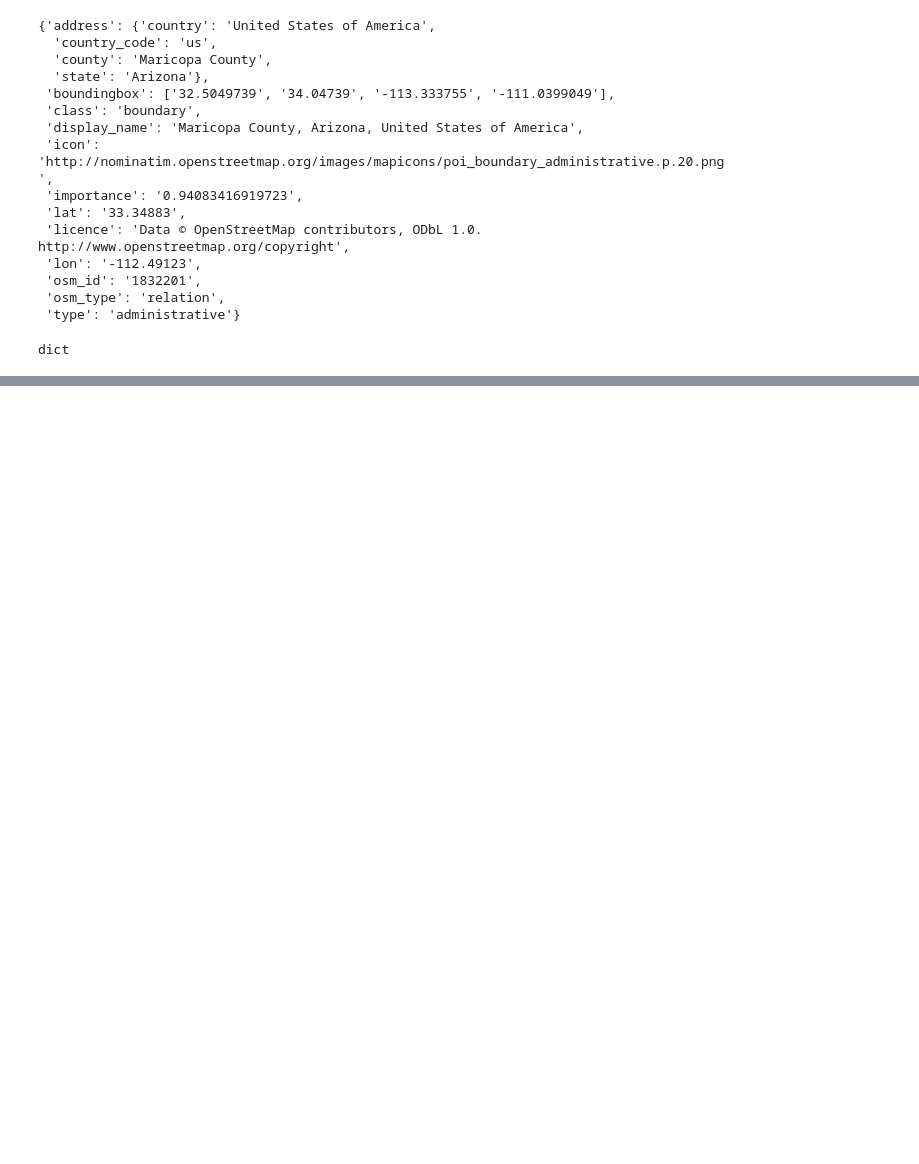
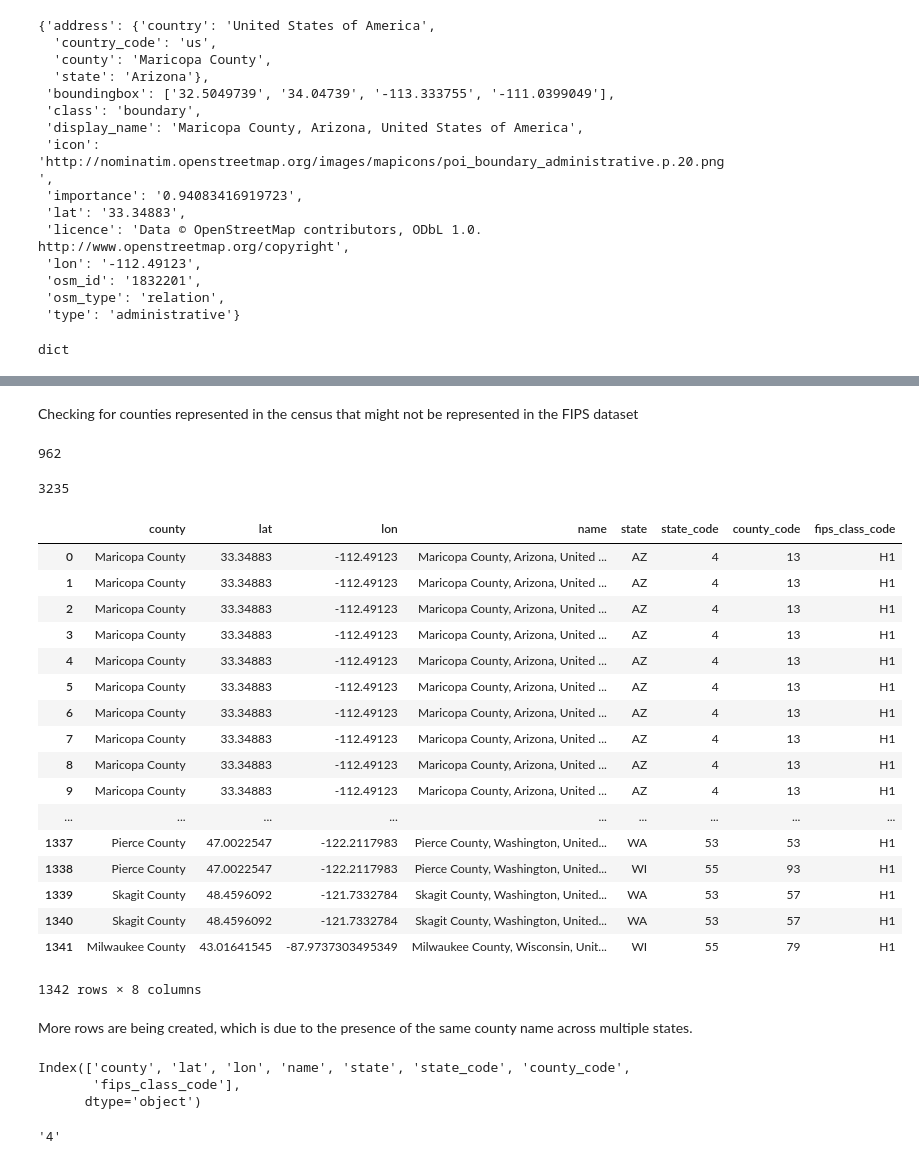
Before and after one commit to sathvikn/1940-singh-census, a Jupyter notebook: census-analysis.ipynb, the cells around one changed output, grey strips where cells are left out. Cells and saved outputs as stored; diff of their text form; code cells hidden in the pictures; blank space fills up the shorter version.

```diff
--- a/census-analysis.ipynb
+++ b/census-analysis.ipynb
@@ -212,0 +359,3 @@ ValueError: could not convert string to float: '<1'
+# %%
+fips_mapping = pd.read_csv('fips.csv')
+fips_mapping.head()
@@ -212,0 +369,43 @@ ValueError: could not convert string to float: '<1'
+# %% [markdown]
+Checking for counties represented in the census that might not be represented in the FIPS dataset
+# %%
+for i in coords_df.county:
+    if i not in fips_mapping['county'].values:
+        print(i)
+# %%
+modern_county_mapping = {'New York': 'New York County', 'Manhattan':
+                         'New York County', 'Doña Ana County': 'Dona Ana County'}
+replace_county = lambda name: modern_county_mapping[name] if name in modern_county_mapping else name
+# %%
+coords_df['county'] = [replace_county(i) for i in coords_df['county']]
+# %%
+len(coords_df.index)
+# %% [output]
+962
+# %%
+len(fips_mapping.index)
+# %% [output]
+3235
+# %%
+coords_df.merge(fips_mapping, on='county', how='left')
+# %% [output]
+|  | county | lat | lon | name | state | state_code | county_code | fips_class_code |
+| 0 | Maricopa County | 33.34883 | -112.49123 | Maricopa County, Arizona, United ... | AZ | 4 | 13 | H1 |
+| 1 | Maricopa County | 33.34883 | -112.49123 | Maricopa County, Arizona, United ... | AZ | 4 | 13 | H1 |
+| 2 | Maricopa County | 33.34883 | -112.49123 | Maricopa County, Arizona, United ... | AZ | 4 | 13 | H1 |
+| 3 | Maricopa County | 33.34883 | -112.49123 | Maricopa County, Arizona, United ... | AZ | 4 | 13 | H1 |
+| 4 | Maricopa County | 33.34883 | -112.49123 | Maricopa County, Arizona, United ... | AZ | 4 | 13 | H1 |
+| 5 | Maricopa County | 33.34883 | -112.49123 | Maricopa County, Arizona, United ... | AZ | 4 | 13 | H1 |
+| 6 | Maricopa County | 33.34883 | -112.49123 | Maricopa County, Arizona, United ... | AZ | 4 | 13 | H1 |
+| 7 | Maricopa County | 33.34883 | -112.49123 | Maricopa County, Arizona, United ... | AZ | 4 | 13 | H1 |
+| 8 | Maricopa County | 33.34883 | -112.49123 | Maricopa County, Arizona, United ... | AZ | 4 | 13 | H1 |
+| 9 | Maricopa County | 33.34883 | -112.49123 | Maricopa County, Arizona, United ... | AZ | 4 | 13 | H1 |
+| ... | ... | ... | ... | ... | ... | ... | ... | ... |
+| 1337 | Pierce County | 47.0022547 | -122.2117983 | Pierce County, Washington, United... | WA | 53 | 53 | H1 |
+| 1338 | Pierce County | 47.0022547 | -122.2117983 | Pierce County, Washington, United... | WI | 55 | 93 | H1 |
+| 1339 | Skagit County | 48.4596092 | -121.7332784 | Skagit County, Washington, United... | WA | 53 | 57 | H1 |
+| 1340 | Skagit County | 48.4596092 | -121.7332784 | Skagit County, Washington, United... | WA | 53 | 57 | H1 |
+| 1341 | Milwaukee County | 43.01641545 | -87.9737303495349 | Milwaukee County, Wisconsin, Unit... | WI | 55 | 79 | H1 |
+1342 rows × 8 columns
+# %% [markdown]
+More rows are being created, which is due to the presence of the same county name across multiple states.
@@ -212,0 +468,13 @@ ValueError: could not convert string to float: '<1'
+# %%
+coords_fips = coords_df.merge(fips_mapping, on=['state', 'county'], how='left')
+coords_fips.columns
+# %% [output]
+Index(['county', 'lat', 'lon', 'name', 'state', 'state_code', 'county_code',
+       'fips_class_code'],
+      dtype='object')
+# %%
+state_codes = coords_fips['state_code'].astype(str)
+county_codes = coords_fips['state_code'].astype(str)
+def convert_to_fips_lst()
+# %% [output]
+'4'
```
Also changed, not shown: parts of 46 cells of this notebook, 1 other file.
